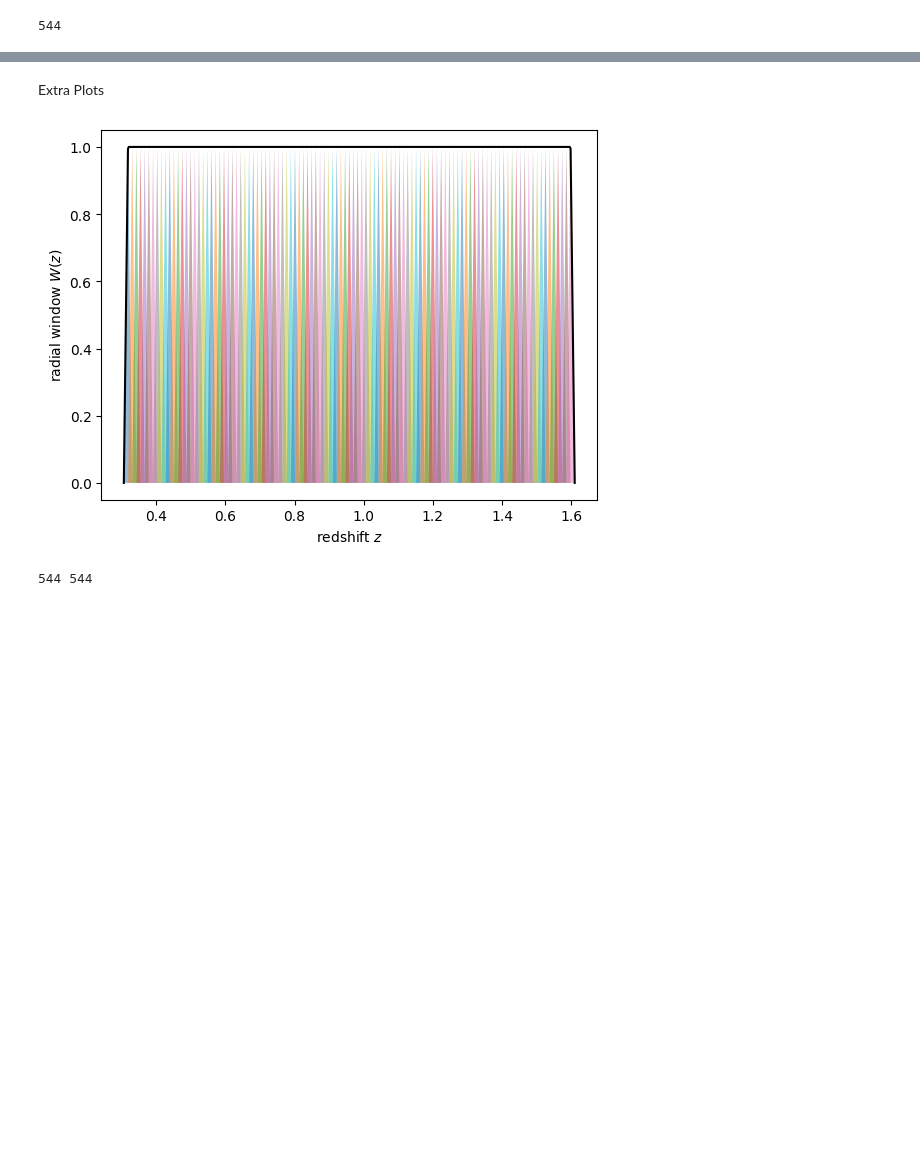
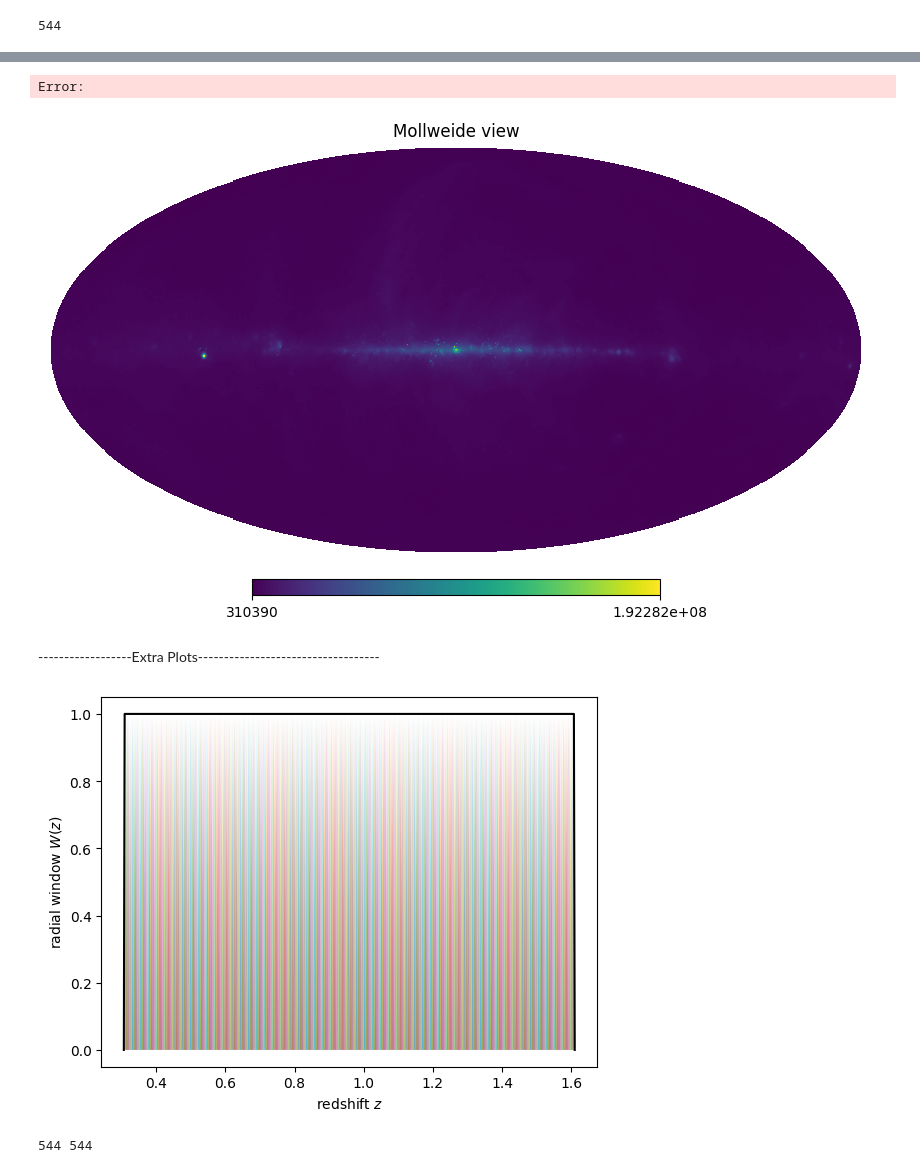
Before and after one commit to urwa99/MASS_Thesis, a Jupyter notebook: HI/HI_sims.ipynb, the cells around one changed output, grey strips where cells are left out. Saved outputs shown, nothing was run; the diff lists cells and outputs as text; code cells hidden in the pictures; blank space fills up the shorter version.

```diff
--- a/HI/HI_sims.ipynb
+++ b/HI/HI_sims.ipynb
@@ -247,0 +228,10 @@ plt.show()
+# %%
+cls_hi = np.load("cls_hi_uncorr.npy")
+sync = np.load("sync_maps.npy")
+ff = np.load("ff_maps.npy")
+# %%
+hi_maps= np.zeros((nfreqs-1, 12 * nside**2))
+# Generate the maps for each shell
+for i in range(nfreqs-1):
+    print ("processing maps %d" % i)
+    hi_maps[i,:]= hp.synfast(cls_hi[i,:], nside)
@@ -247,0 +256,5 @@ plt.show()
+# %%
+all_maps= hi_maps + sync[:543] + ff[:543] #Combine all maps
+print(all_maps.shape)
+# %% [output]
+Error:
@@ -248,13 +264,17 @@ plt.show()
+# %%
+hp.mollview(all_maps[300])
+# %% [output]
+[figure, added]
 # %% [markdown]
-Extra Plots
+------------------Extra Plots-----------------------------------
 # %%
 # plot the individual shells
-for shell in shells:
+for shell in shells_i:
     plt.fill_between(shell.za, np.zeros_like(shell.wa), shell.wa, alpha=0.5)
 
 # plot the total of all shells
 all_za = np.linspace(z_i, z_f, nfreqs)
-all_wa = sum(np.interp(all_za, shell.za, shell.wa) for shell in shells)
+all_wa = sum(np.interp(all_za, shell.za, shell.wa) for shell in shells_i)
 plt.plot(all_za, all_wa, "-k")
 
 plt.xlabel("redshift $z$")
@@ -262,5 +282,5 @@ plt.ylabel("radial window $W(z)$")
 plt.show()
 print(len(all_za), len(all_wa))
 # %% [output]
-[figure, old version]
+[figure, new version]
 544 544
```
Also changed, not shown: parts of 25 cells of this notebook.
